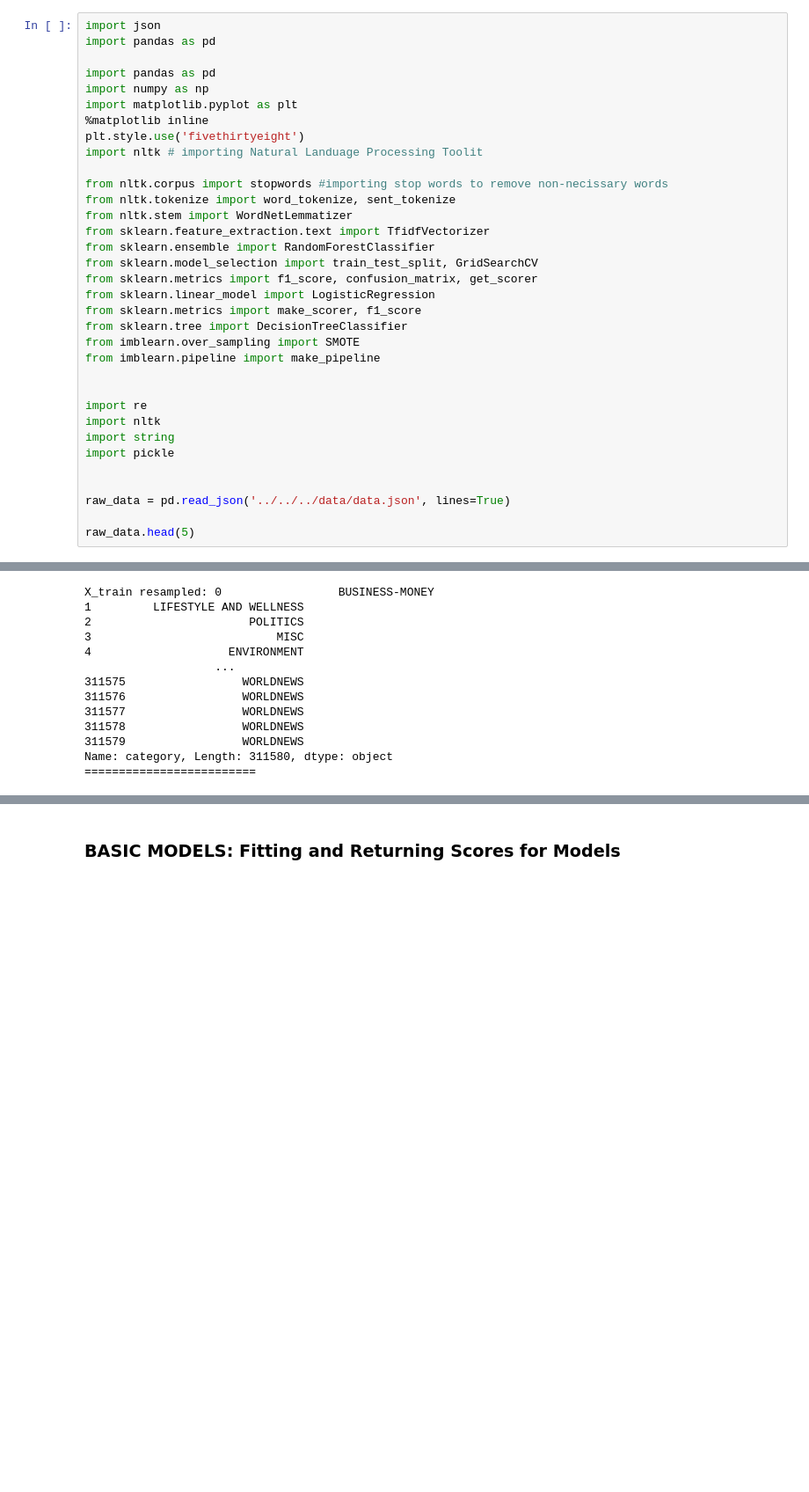
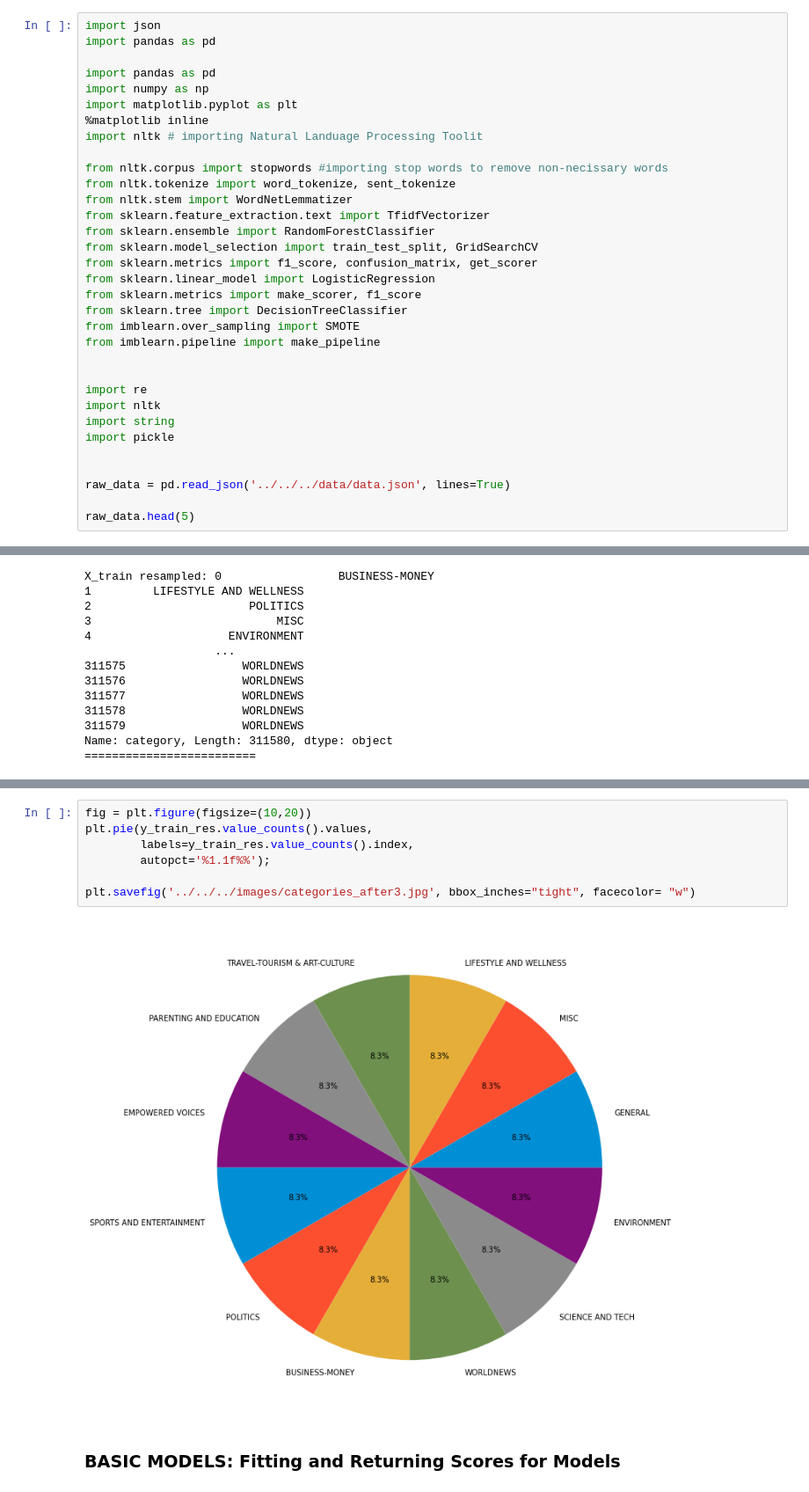
Before and after one commit to jchandleroneal/NLP-NewsArticle_Categorization, a Jupyter notebook: notebooks/exploratory/chandler/cleaning_and_preprocessing.ipynb, the cells around one changed output, grey strips where cells are left out. Shown at 88% size. Drawn from its saved outputs; the diff is of its cells as text; blank space fills up the shorter version.

```diff
--- a/notebooks/exploratory/chandler/cleaning_and_preprocessing.ipynb
+++ b/notebooks/exploratory/chandler/cleaning_and_preprocessing.ipynb
@@ -10,7 +10,6 @@ import pandas as pd
 import numpy as np
 import matplotlib.pyplot as plt
 %matplotlib inline
-plt.style.use('fivethirtyeight')
 import nltk # importing Natural Landuage Processing Toolit
 
 from nltk.corpus import stopwords #importing stop words to remove non-necissary words
@@ -541,3 +558,12 @@ Name: category, Length: 311580, dtype: object
+# %%
+fig = plt.figure(figsize=(10,20))
+plt.pie(y_train_res.value_counts().values,
+        labels=y_train_res.value_counts().index,
+        autopct='%1.1f%%');
+
+plt.savefig('../../../images/categories_after3.jpg', bbox_inches="tight", facecolor= "w")
+# %% [output]
+[figure, added]
 # %% [markdown]
 ### BASIC MODELS: Fitting and Returning Scores for Models
 # %% [markdown]
```
Also changed, not shown: parts of 2 cells of this notebook, 9 other files.
